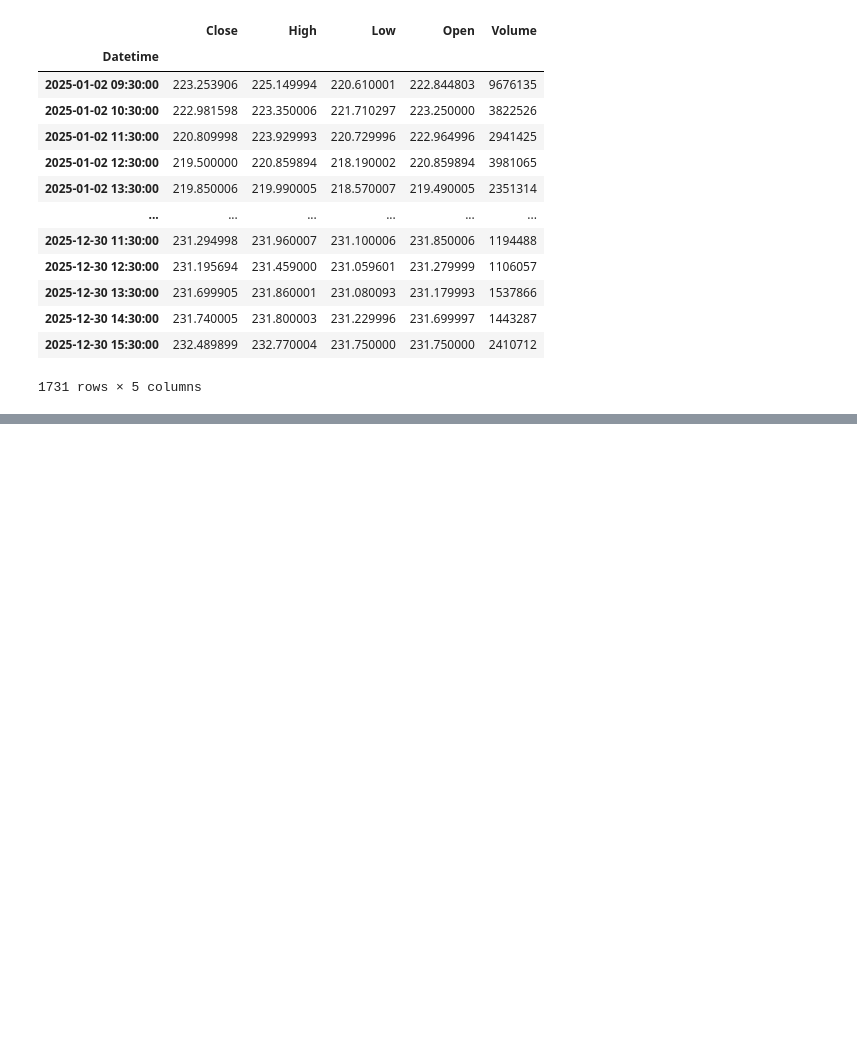
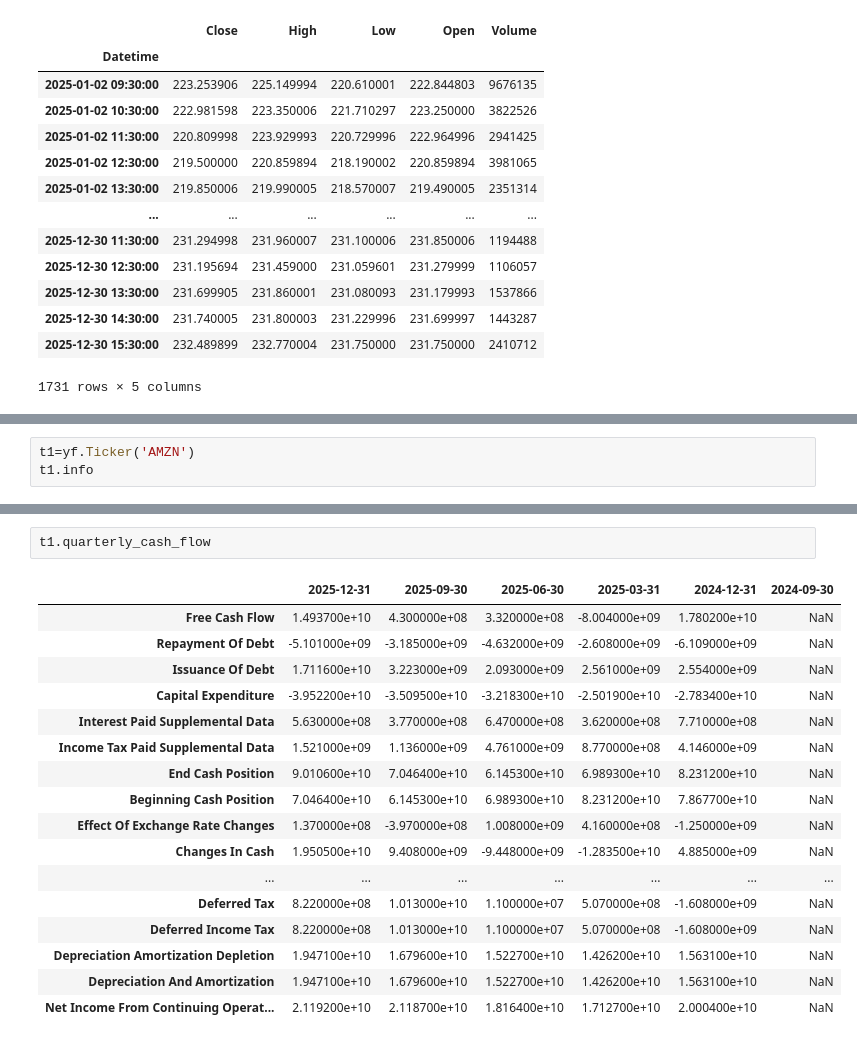
Before and after one commit to sunilsala88/batch36, a Jupyter notebook: 15_financial/fin1.ipynb, the cells around one changed output, grey strips where cells are left out. Cells and saved outputs as stored; diff of their text form; blank space fills up the shorter version.

```diff
--- a/15_financial/fin1.ipynb
+++ b/15_financial/fin1.ipynb
@@ -78,0 +101,3 @@ data
+# %%
+t1=yf.Ticker('AMZN')
+t1.info
@@ -78,0 +178,20 @@ data
+# %%
+t1.quarterly_cash_flow
+# %% [output]
+|  | 2025-12-31 | 2025-09-30 | 2025-06-30 | 2025-03-31 | 2024-12-31 | 2024-09-30 |
+| Free Cash Flow | 1.493700e+10 | 4.300000e+08 | 3.320000e+08 | -8.004000e+09 | 1.780200e+10 | NaN |
+| Repayment Of Debt | -5.101000e+09 | -3.185000e+09 | -4.632000e+09 | -2.608000e+09 | -6.109000e+09 | NaN |
+| Issuance Of Debt | 1.711600e+10 | 3.223000e+09 | 2.093000e+09 | 2.561000e+09 | 2.554000e+09 | NaN |
+| Capital Expenditure | -3.952200e+10 | -3.509500e+10 | -3.218300e+10 | -2.501900e+10 | -2.783400e+10 | NaN |
+| Interest Paid Supplemental Data | 5.630000e+08 | 3.770000e+08 | 6.470000e+08 | 3.620000e+08 | 7.710000e+08 | NaN |
+| Income Tax Paid Supplemental Data | 1.521000e+09 | 1.136000e+09 | 4.761000e+09 | 8.770000e+08 | 4.146000e+09 | NaN |
+| End Cash Position | 9.010600e+10 | 7.046400e+10 | 6.145300e+10 | 6.989300e+10 | 8.231200e+10 | NaN |
+| Beginning Cash Position | 7.046400e+10 | 6.145300e+10 | 6.989300e+10 | 8.231200e+10 | 7.867700e+10 | NaN |
+| Effect Of Exchange Rate Changes | 1.370000e+08 | -3.970000e+08 | 1.008000e+09 | 4.160000e+08 | -1.250000e+09 | NaN |
+| Changes In Cash | 1.950500e+10 | 9.408000e+09 | -9.448000e+09 | -1.283500e+10 | 4.885000e+09 | NaN |
+| ... | ... | ... | ... | ... | ... | ... |
+| Deferred Tax | 8.220000e+08 | 1.013000e+10 | 1.100000e+07 | 5.070000e+08 | -1.608000e+09 | NaN |
+| Deferred Income Tax | 8.220000e+08 | 1.013000e+10 | 1.100000e+07 | 5.070000e+08 | -1.608000e+09 | NaN |
+| Depreciation Amortization Depletion | 1.947100e+10 | 1.679600e+10 | 1.522700e+10 | 1.426200e+10 | 1.563100e+10 | NaN |
+| Depreciation And Amortization | 1.947100e+10 | 1.679600e+10 | 1.522700e+10 | 1.426200e+10 | 1.563100e+10 | NaN |
+| Net Income From Continuing Operat... | 2.119200e+10 | 2.118700e+10 | 1.816400e+10 | 1.712700e+10 | 2.000400e+10 | NaN |
```
Also changed, not shown: parts of 5 cells of this notebook, 3 other files.
